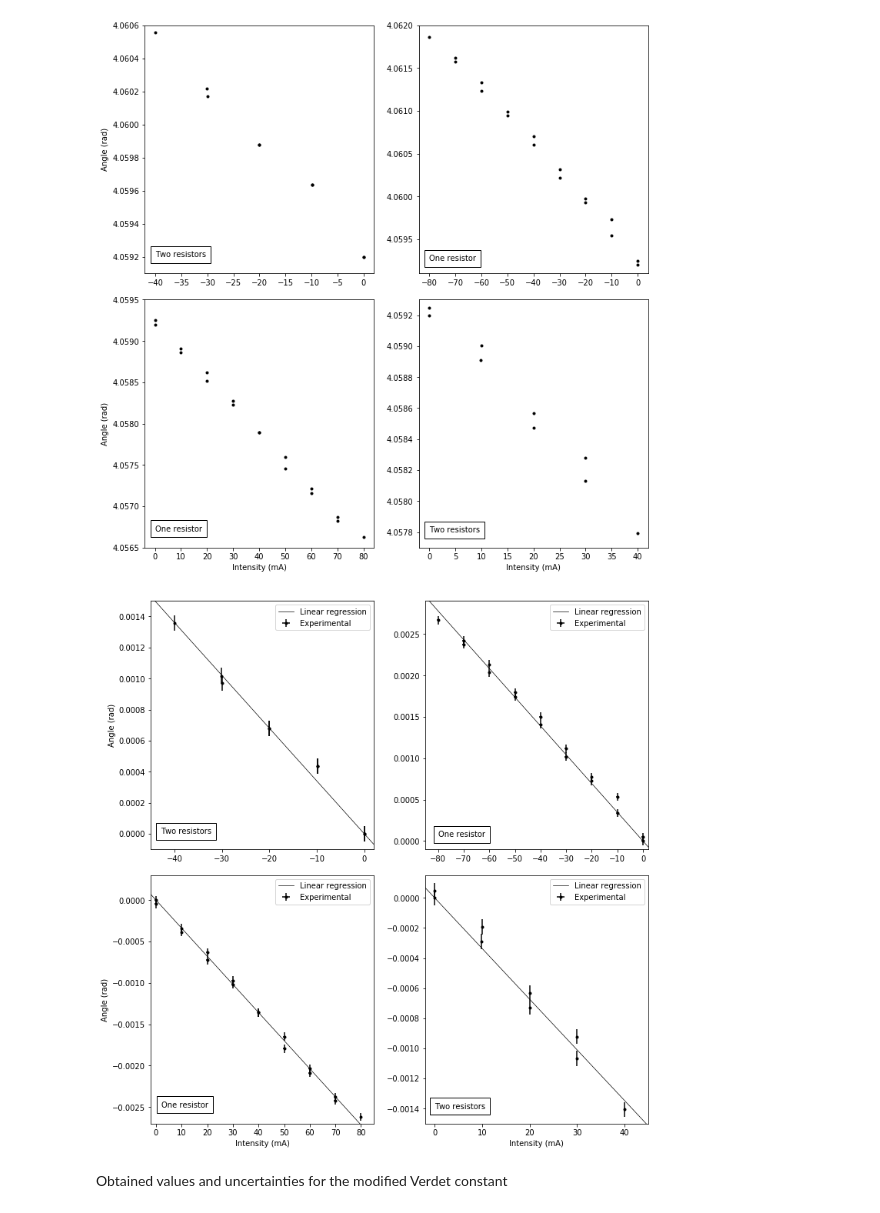
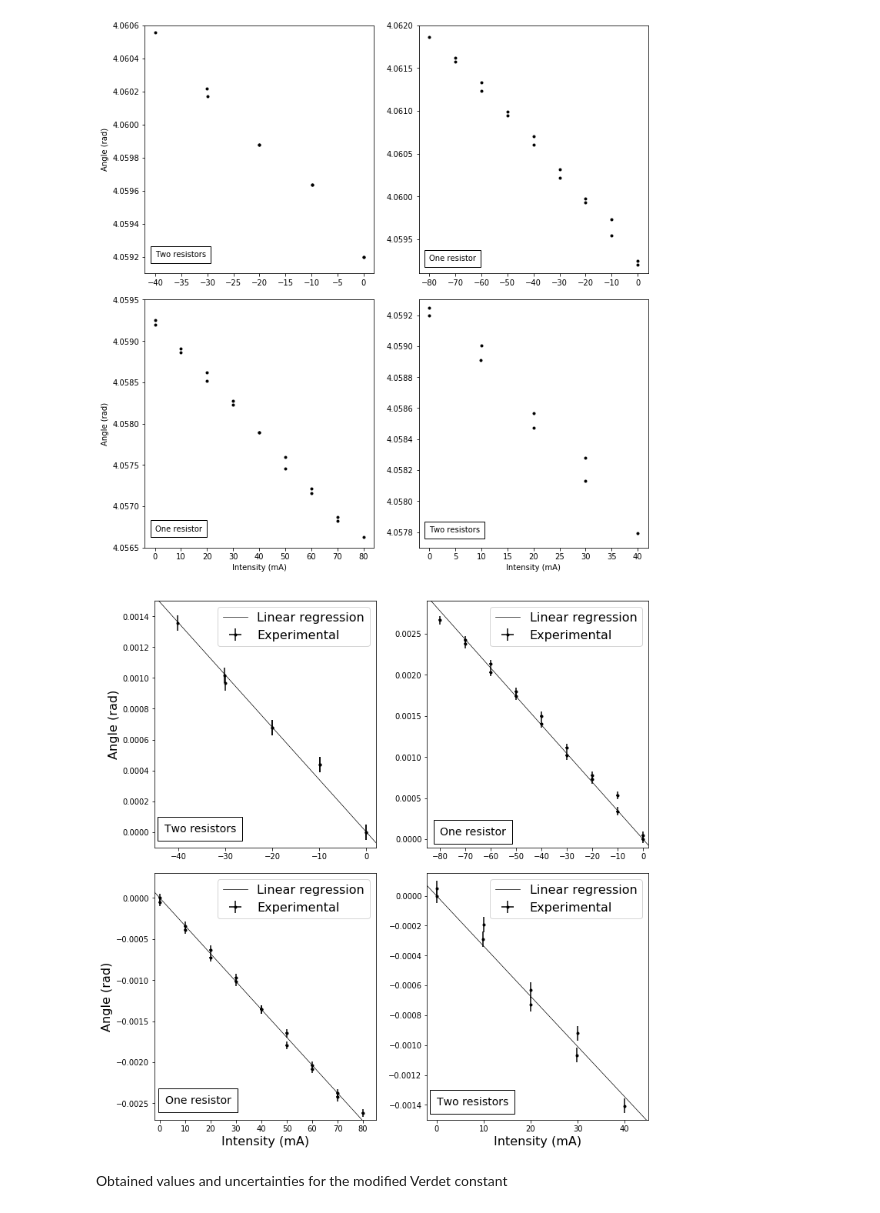
Before and after one commit to iyanmv/APL_ws18-19, a Jupyter notebook: MagnetoOptics/Magneto Optics analysis.ipynb, the cells around one changed output. Cells and saved outputs as stored; diff of their text form; code cells hidden in the pictures.

Commit message:
Fonts bigger in plots

```diff
--- a/MagnetoOptics/Magneto Optics analysis.ipynb
+++ b/MagnetoOptics/Magneto Optics analysis.ipynb
@@ -95,9 +102,9 @@ ax1.errorbar(data4[:,0], data4[:,1], xerr=1, yerr=1, fmt='ko', label="Experiment
 ax2.errorbar(data5[:,0], data5[:,1], xerr=1, yerr=1, fmt='ko', label="Experimental")
 ax1.plot(x_spline3, y_spline4, 'k--', label="Fit")
 ax2.plot(x_spline3, y_spline5, 'k--', label="Fit")
-ax1.set_xlabel('Position (mm)')
-ax2.set_xlabel('Position (mm)')
-ax1.set_ylabel('B (mT)')
-ax1.legend(loc=0)
-ax2.legend(loc=0);
+ax1.set_xlabel('Position (mm)', fontsize=16)
+ax2.set_xlabel('Position (mm)', fontsize=16)
+ax1.set_ylabel('B (mT)', fontsize=16)
+ax1.legend(loc=0, fontsize=16)
+ax2.legend(loc=0, fontsize=16);
 # %% [output]
@@ -165,44 +172,44 @@ ax4.text(0, 4.0578, "Two resistors", bbox=dict(facecolor='white', boxstyle='Squa
 fig, ((ax1,ax2),(ax3,ax4)) = plt.subplots(2, 2, figsize=(10,10), constrained_layout=True)
 
 ax1.errorbar(data6_rad[:,0], data6_rad[:,1] - data6_rad[0,1], xerr=.05, yerr=.00005, fmt='k.', label="Experimental")
 ax2.errorbar(data7_rad[:,0], data7_rad[:,1] - data7_rad[0,1], xerr=.5, yerr=.00005, fmt='k.', label="Experimental")
 ax3.errorbar(data8_rad[:,0], data8_rad[:,1] - data8_rad[0,1], xerr=.5, yerr=.00005, fmt='k.', label="Experimental")
 ax4.errorbar(data9_rad[:,0], data9_rad[:,1] - data9_rad[0,1], xerr=.05, yerr=.00005, fmt='k.', label="Experimental")
 
 x = np.linspace(-85,85,4)
 popt1, pcov1 = curve_fit(no_intercept, data6_rad[:,0], data6_rad[:,1] - data6_rad[0,1])
 popt2, pcov2 = curve_fit(no_intercept, data7_rad[:,0], data7_rad[:,1] - data7_rad[0,1])
 popt3, pcov3 = curve_fit(no_intercept, data8_rad[:,0], data8_rad[:,1] - data8_rad[0,1])
 popt4, pcov4 = curve_fit(no_intercept, data9_rad[:,0], data9_rad[:,1] - data9_rad[0,1])
 
 ax1.plot(x, x*popt1, 'k-', linewidth=.7, label="Linear regression")
 ax2.plot(x, x*popt2, 'k-', linewidth=.7, label="Linear regression")
 ax3.plot(x, x*popt3, 'k-', linewidth=.7, label="Linear regression")
 ax4.plot(x, x*popt4, 'k-', linewidth=.7, label="Linear regression")
 
-ax3.set_xlabel('Intensity (mA)')
-ax4.set_xlabel('Intensity (mA)')
-ax1.set_ylabel('Angle (rad)')
-ax3.set_ylabel('Angle (rad)')
+ax3.set_xlabel('Intensity (mA)', fontsize=16)
+ax4.set_xlabel('Intensity (mA)', fontsize=16)
+ax1.set_ylabel('Angle (rad)', fontsize=16)
+ax3.set_ylabel('Angle (rad)', fontsize=16)
 
 ax1.set_ylim(-.0001, .0015)
 ax2.set_ylim(-.0001, .0029)
 ax3.set_ylim(-.0027, .0003)
 ax4.set_ylim(-.0015, .00015)
 ax1.set_xlim(-45, 2)
 ax2.set_xlim(-85, 2)
 ax3.set_xlim(-2, 85)
 ax4.set_xlim(-2, 45)
 
-ax1.text(-43, 0, "Two resistors", bbox=dict(facecolor='white', boxstyle='Square', pad=.6))
-ax2.text(-80, 0.00005, "One resistor", bbox=dict(facecolor='white', boxstyle='Square', pad=.6))
-ax3.text(2, -.0025, "One resistor", bbox=dict(facecolor='white', boxstyle='Square', pad=.6))
-ax4.text(0, -.0014, "Two resistors", bbox=dict(facecolor='white', boxstyle='Square', pad=.6))
+ax1.text(-43, 0, "Two resistors", fontsize=14, bbox=dict(facecolor='white', boxstyle='Square', pad=.6))
+ax2.text(-80, 0.00005, "One resistor", fontsize=14, bbox=dict(facecolor='white', boxstyle='Square', pad=.6))
+ax3.text(2, -.0025, "One resistor", fontsize=14, bbox=dict(facecolor='white', boxstyle='Square', pad=.6))
+ax4.text(0, -.0014, "Two resistors", fontsize=14, bbox=dict(facecolor='white', boxstyle='Square', pad=.6))
 
-ax1.legend()
-ax2.legend()
-ax3.legend()
-ax4.legend();
+ax1.legend(fontsize=16)
+ax2.legend(fontsize=16)
+ax3.legend(fontsize=16)
+ax4.legend(fontsize=16);
 # %% [output]
-[figure, old version]
+[figure, new version]
 # %%
```
Also changed, not shown: parts of 8 cells of this notebook, 17 other files.
